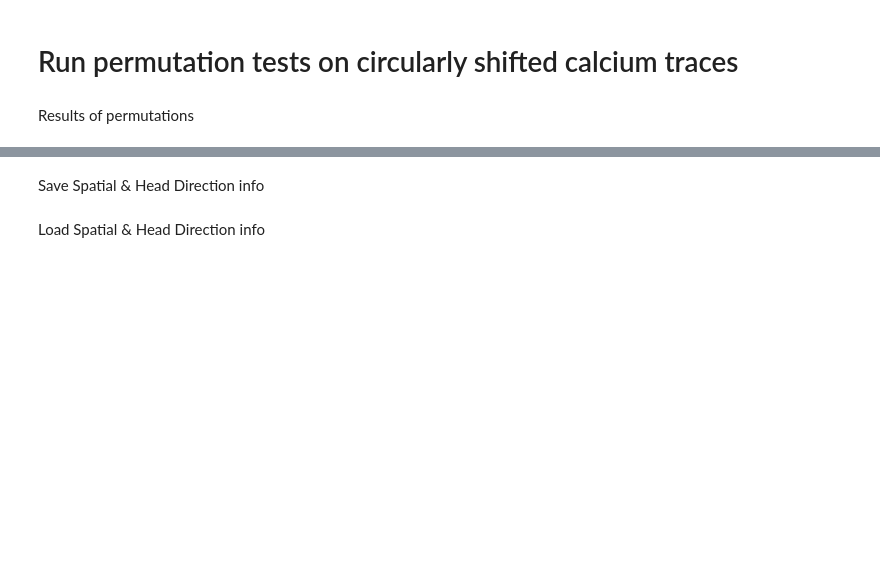
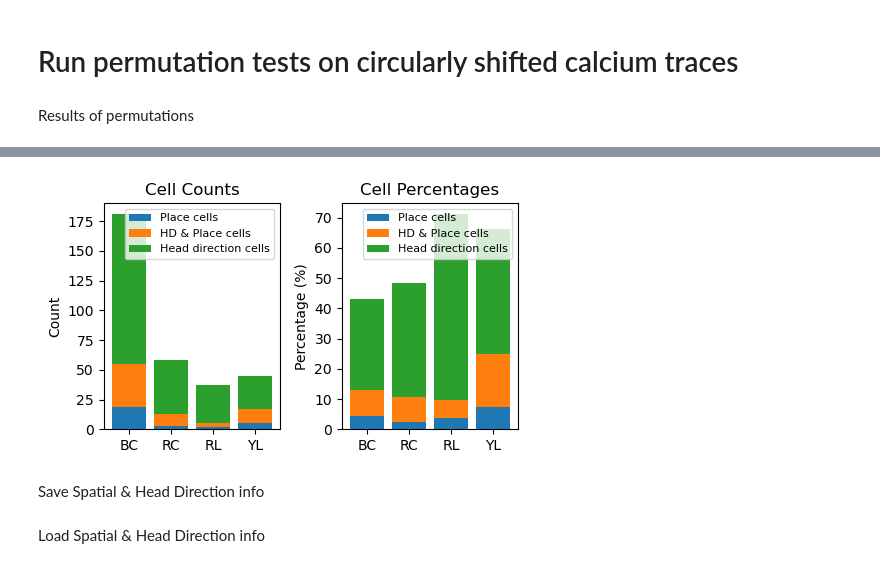
Before and after one commit to melodieborel/HayLabAnalysis, a Jupyter notebook: python/_DLC&MINI_3_detect_place&HD_cells.ipynb, the cells around one changed output, grey strips where cells are left out. Cells and saved outputs as stored; diff of their text form; code cells hidden in the pictures; blank space fills up the shorter version.

Commit message:
Save Place & HD cells lists

```diff
--- a/python/_DLC&MINI_3_detect_place&HD_cells.ipynb
+++ b/python/_DLC&MINI_3_detect_place&HD_cells.ipynb
@@ -3,6 +3,10 @@
 # %% [markdown]
 Define Experiment type
 # %%
+local = True
 all_expe_types =['Cheeseboard']
 
-dir = "//10.69.168.1/crnldata/forgetting/Aurelie/MiniscopeOE_data/L2_3_mice/"
+if local:
+    dir = "//10.69.168.1/crnldata/forgetting/Aurelie/MiniscopeOE_data/L2_3_mice/"
+else:
+    dir = "/crnldata/forgetting/Aurelie/MiniscopeOE_data/L2_3_mice/"
@@ -758,4 +759,6 @@ for outer_key, inner_dict in AllTimeDict_HD.items():
 print(f'Total unique cell = {len(SumActDict.keys())}')
 # %% [markdown]
 # Place Cells
+# %%
+plot =False
 # %% [markdown]
@@ -1410,15 +1436,29 @@ for permutation_nb in range(nb_tot_permutation):
         ShuffledHeadDirection_info[nr][permutation_nb] = np.divide(SumActDict_HD_Sh[nr], SumTimeDict_HD_Sh[nr])
 
     print(f'Permutation n° {permutation_nb} done')
+
+
+    if permutation_nb % 100 == 0:
+        with open(os.path.join(folder_to_save.parent, f"ShuffledSpatialInfo_{permutation_nb}.pkl"), "wb") as f:
+            pickle.dump(ShuffledSpatial_info, f)
+        with open(os.path.join(folder_to_save.parent, f"ShuffledHeadDirection_{permutation_nb}.pkl"), "wb") as f:
+            pickle.dump(ShuffledHeadDirection_info, f)
+
+with open(os.path.join(folder_to_save.parent, f"ShuffledSpatialInfo.pkl"), "wb") as f:
+    pickle.dump(ShuffledSpatial_info, f)
+with open(os.path.join(folder_to_save.parent, f"ShuffledHeadDirection.pkl"), "wb") as f:
+    pickle.dump(ShuffledHeadDirection_info, f)
 # %% [markdown]
 Results of permutations
 # %%
 sorted_keys = sorted(ShuffledSpatial_info.keys())
 ShuffledSpatial_info = {key: ShuffledSpatial_info[key] for rank, key in enumerate(sorted_keys)}
 nb_tot_permutation = 1000
-counts_PC = 0
-counts_HD = 0
-counts_PCHD = 0
+
+PlaceCellList=[]
+HeadDirectionCellList=[]
+PlaceHeadDirectionCellList=[]
+
 for nr in ShuffledSpatial_info.keys():
     count_higher=0
     for permutation_nb in range(nb_tot_permutation):
@@ -1436,16 +1476,62 @@ for nr in ShuffledSpatial_info.keys():
 
     if significant_bins.any() and p_value>0.05 :
         print(f'{nr} is a head direction cell !')
-        counts_HD+=1
+        HeadDirectionCellList.append(nr)
     elif p_value<0.05 and not significant_bins.any() :
         print(f'{nr} is a place cell !')
-        counts_PC+=1
+        PlaceCellList.append(nr)
     elif p_value<0.05 and significant_bins.any():
         print(f'{nr} is a place cell and a head direction cell !')
-        counts_PC+=1
-        counts_HD+=1
-        counts_PCHD+=1
+        PlaceHeadDirectionCellList.append(nr)
+        #PlaceCellList.append(nr)
+        #HeadDirectionCellList.append(nr)
 
-print(f'{counts_PC}/{len(Spatial_info.keys())} are place cells')
-print(f'{counts_HD}/{len(HeadDirection_info.keys())} are head direction cells')
-print(f'{counts_PCHD}/{len(HeadDirection_info.keys())} are both place cells and head direction cells')
+print(f'{len(PlaceCellList)}/{len(Spatial_info.keys())} are place cells')
+print(f'{len(HeadDirectionCellList)}/{len(HeadDirection_info.keys())} are head direction cells')
+print(f'{len(PlaceHeadDirectionCellList)}/{len(HeadDirection_info.keys())} are both place cells and head direction cells')
+
+List={}
+List['PC&HD']=PlaceHeadDirectionCellList
+List['PC']=PlaceCellList
+List['HD']=HeadDirectionCellList
+
+with open(os.path.join(folder_to_save, f"List_SignCells.pkl"), "wb") as f:
+    pickle.dump(List, f)
+
+def clean_count(lst):# Helper function to clean names and count
+    return Counter(re.sub(r'\d+', '', name) for name in lst)
+
+# Count occurrences
+countsPC   = clean_count(PlaceCellList)
+countsHD   = clean_count(HeadDirectionCellList)
+countsPCHD = clean_count(PlaceHeadDirectionCellList)
+countsAll  = clean_count(HeadDirection_info)
+
+# Common keys and corresponding values
+keys = sorted(set(countsPC) | set(countsPCHD) | set(countsHD))
+A, B, C, D = (np.array([c.get(k, 0) for k in keys]) for c in (countsPC, countsPCHD, countsHD, countsAll))
+
+# --- Create figure with 2 subplots side by side ---
+fig, (ax1, ax2) = plt.subplots(1, 2, figsize=(5, 3), sharey=False)
+
+# --- Plot 1: Raw counts ---
+ax1.bar(keys, A, label='Place cells')
+ax1.bar(keys, B, bottom=A, label='HD & Place cells')
+ax1.bar(keys, C, bottom=A + B, label='Head direction cells')
+ax1.set_ylabel('Count')
+ax1.set_title('Cell Counts')
+ax1.legend(fontsize=8)
+
+# --- Plot 2: Percentages ---
+pctA, pctB, pctC = (100 * X / D for X in (A, B, C))
+ax2.bar(keys, pctA, label='Place cells')
+ax2.bar(keys, pctB, bottom=pctA, label='HD & Place cells')
+ax2.bar(keys, pctC, bottom=pctA + pctB, label='Head direction cells')
+ax2.set_ylabel('Percentage (%)')
+ax2.set_title('Cell Percentages')
+ax2.legend(fontsize=8)
+
+plt.tight_layout()
+plt.savefig(f"{folder_to_save}/cell_distributions.svg", format="svg", dpi=300)
+plt.show()
+# %% [output]
@@ -1452,3 +1555,4 @@ print(f'{counts_PCHD}/{len(HeadDirection_info.keys())} are both place cells and
+[figure, added]
 # %%
 nb_subplot=len(HeadDirection_info.keys())
 rows = int(np.ceil(np.sqrt(nb_subplot)))  # Rows: ceil(sqrt(X))
```
Also changed, not shown: parts of 16 cells of this notebook, 2 other files.
